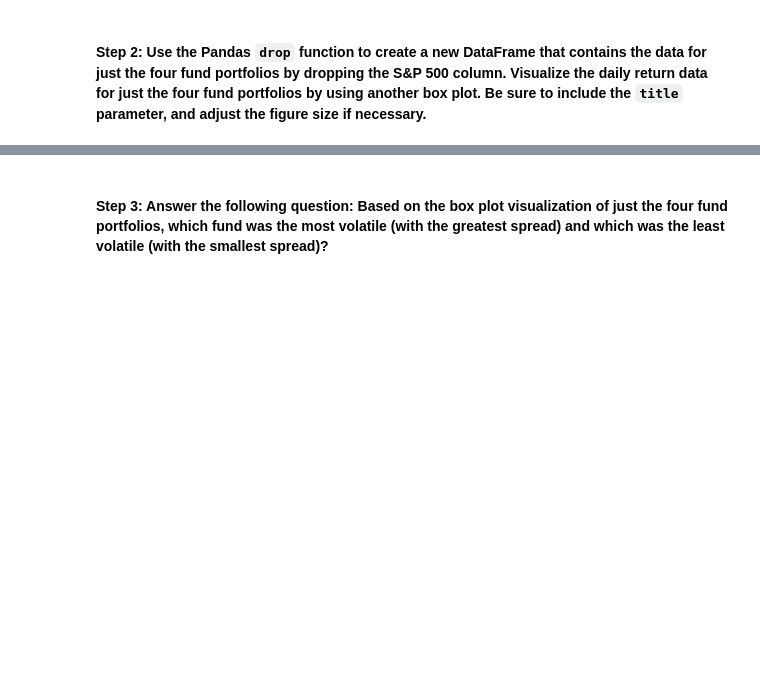
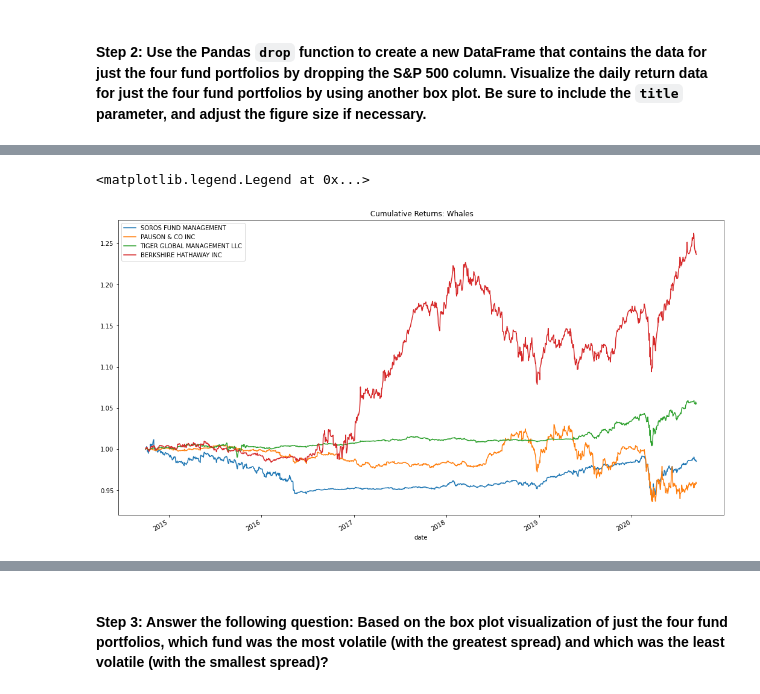
Before and after one commit to madhugirl/Whale-Investment-Opp, a Jupyter notebook: risk_return_analysis.ipynb, the cells around one changed output, grey strips where cells are left out. Saved outputs shown, nothing was run; the diff lists cells and outputs as text; code cells hidden in the pictures; blank space fills up the shorter version.

```diff
--- a/risk_return_analysis.ipynb
+++ b/risk_return_analysis.ipynb
@@ -294,0 +304,15 @@ whales_nosp500
+# %%
+"Here we are plotting the daily return data for each of the portfolios minus the SP 500 for easier reference and reading of the data"
+
+
+ax_v2 = cumulative_returns_nosp500.plot(
+    legend="True",
+    figsize=(18,10),
+    title=" Cumulative Returns: Whales")
+cumulative_returns.plot(ax=ax)
+
+
+ax_v2.legend(["SOROS FUND MANAGEMENT", "PAUSON & CO INC", "TIGER GLOBAL MANAGEMENT LLC", "BERKSHIRE HATHAWAY INC"])
+# %% [output]
+<matplotlib.legend.Legend at 0x...>
+[figure, added]
```
Also changed, not shown: parts of 35 cells of this notebook.
